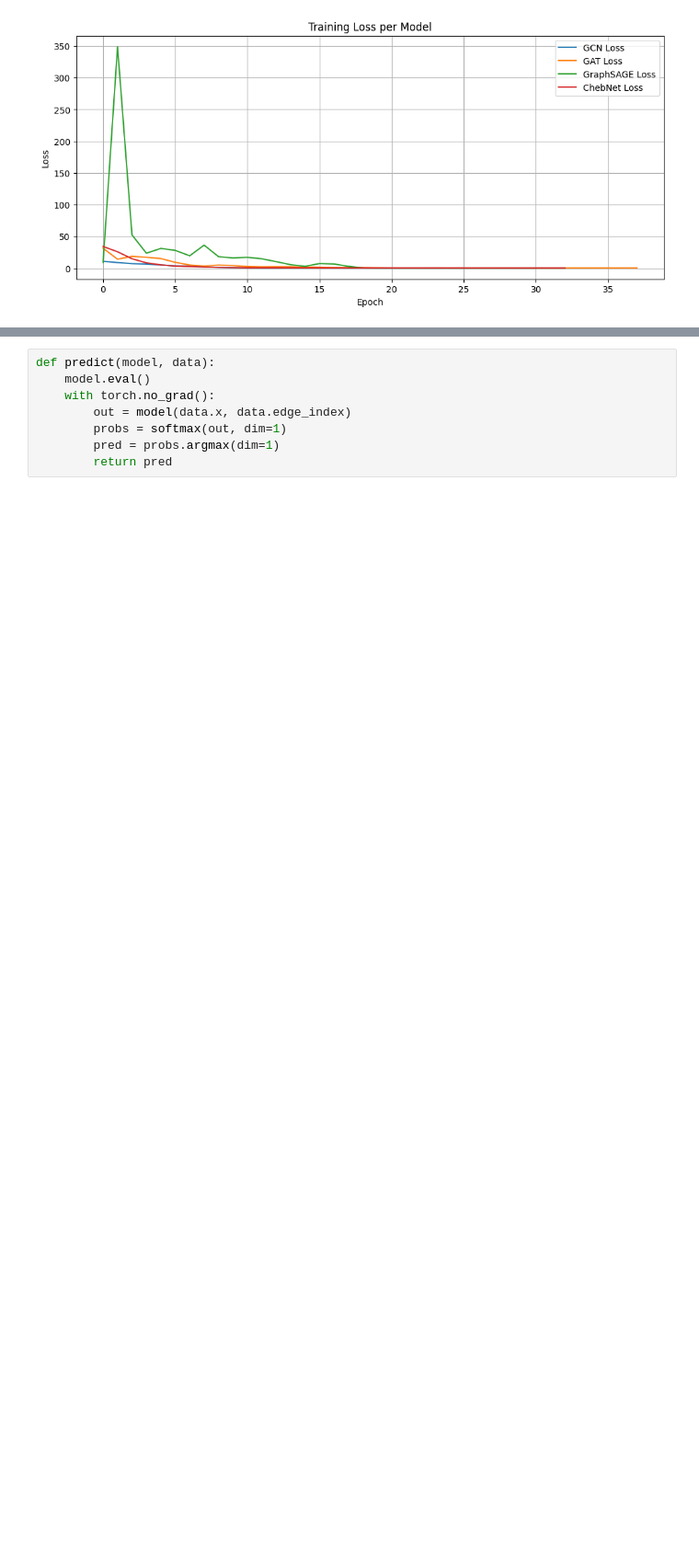
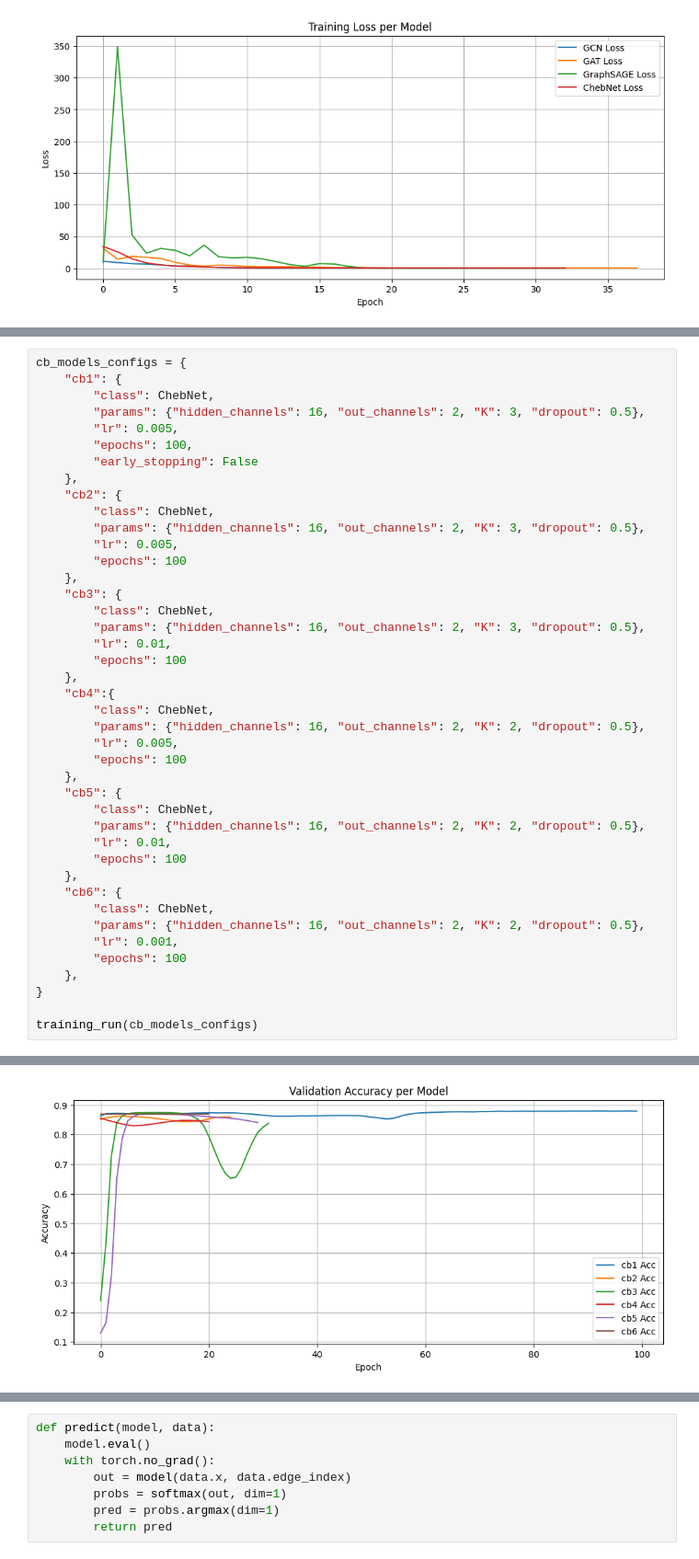
Before and after one commit to wanweileee/traffic-accidents, a Jupyter notebook: US/models/hotspots prediction with TAP all cities.ipynb, the cells around one changed output, grey strips where cells are left out. Shown at 92% size. Drawn from its saved outputs; the diff is of its cells as text; blank space fills up the shorter version.

```diff
--- a/US/models/hotspots prediction with TAP all cities.ipynb
+++ b/US/models/hotspots prediction with TAP all cities.ipynb
@@ -446,0 +631,43 @@ GCN_5 Best Val Acc: 0.8699 | Test Acc: 0.8610
+# %%
+cb_models_configs = {
+    "cb1": {
+        "class": ChebNet,
+        "params": {"hidden_channels": 16, "out_channels": 2, "K": 3, "dropout": 0.5},
+        "lr": 0.005,
+        "epochs": 100,
+        "early_stopping": False
+    },
+    "cb2": {
+        "class": ChebNet,
+        "params": {"hidden_channels": 16, "out_channels": 2, "K": 3, "dropout": 0.5},
+        "lr": 0.005,
+        "epochs": 100
+    },
+    "cb3": {
+        "class": ChebNet,
+        "params": {"hidden_channels": 16, "out_channels": 2, "K": 3, "dropout": 0.5},
+        "lr": 0.01,
+        "epochs": 100
+    },
+    "cb4":{
+        "class": ChebNet,
+        "params": {"hidden_channels": 16, "out_channels": 2, "K": 2, "dropout": 0.5},
+        "lr": 0.005,
+        "epochs": 100
+    },
+    "cb5": {
+        "class": ChebNet,
+        "params": {"hidden_channels": 16, "out_channels": 2, "K": 2, "dropout": 0.5},
+        "lr": 0.01,
+        "epochs": 100
+    },
+    "cb6": {
+        "class": ChebNet,
+        "params": {"hidden_channels": 16, "out_channels": 2, "K": 2, "dropout": 0.5},
+        "lr": 0.001,
+        "epochs": 100
+    },
+}
+
+training_run(cb_models_configs)
+# %% [output]
@@ -446,0 +691 @@ GCN_5 Best Val Acc: 0.8699 | Test Acc: 0.8610
+[figure, added]
```
Also changed, not shown: parts of 6 cells of this notebook.
